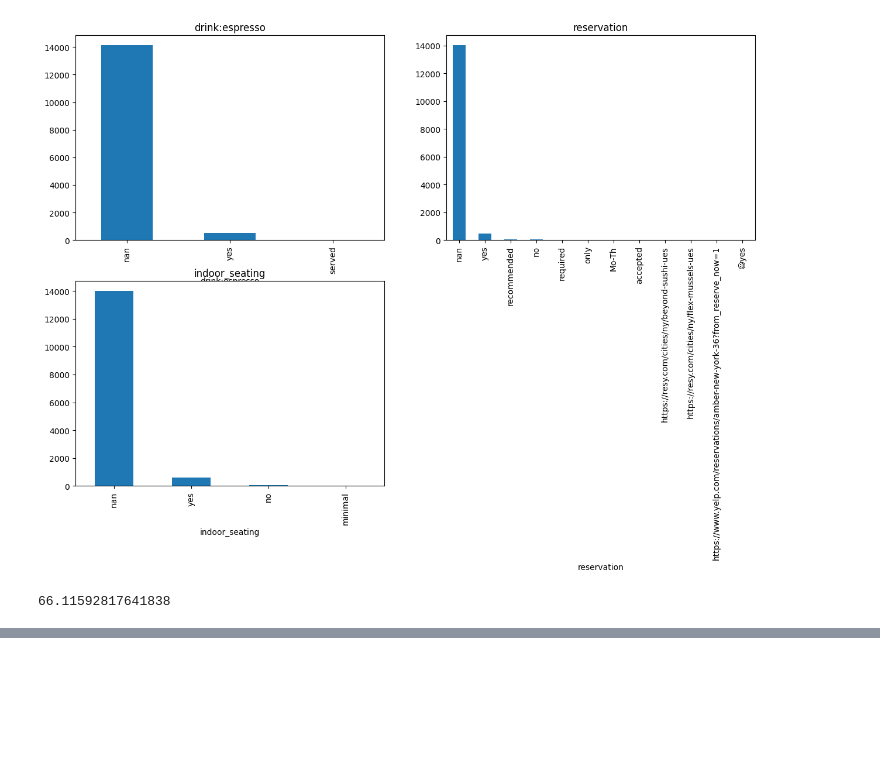
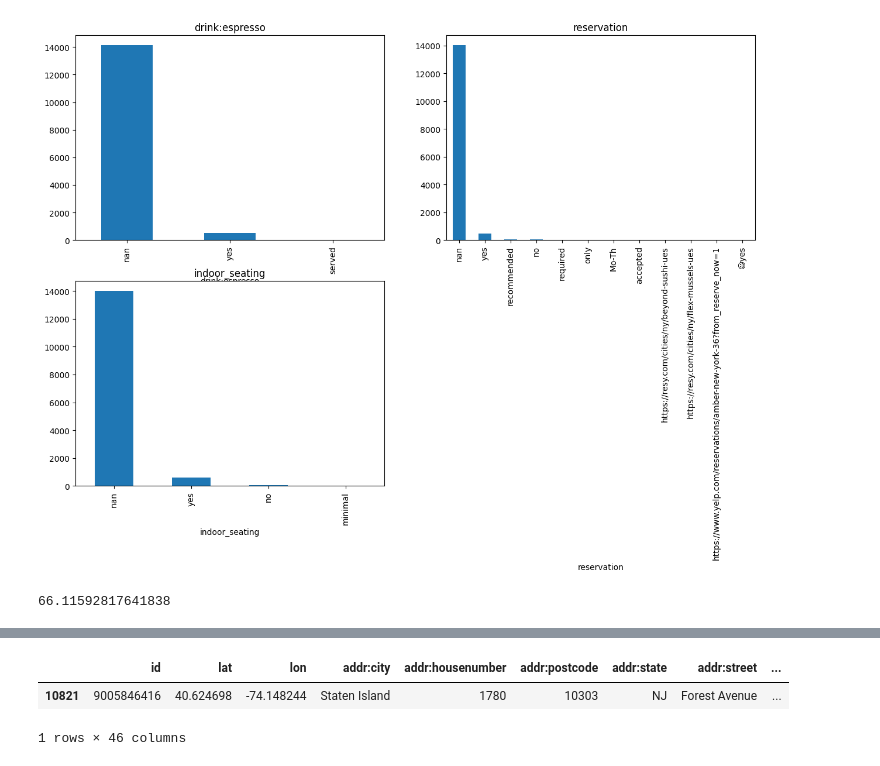
Before and after one commit to eoinmtreacy/pinbox, a Jupyter notebook: ml_pipeline/data_evaluation/osm_places/osm_amenities_data_analysis_new.ipynb, the cells around one changed output, grey strips where cells are left out. Cells and saved outputs as stored; diff of their text form; code cells hidden in the pictures; blank space fills up the shorter version.

```diff
--- a/ml_pipeline/data_evaluation/osm_places/osm_amenities_data_analysis_new.ipynb
+++ b/ml_pipeline/data_evaluation/osm_places/osm_amenities_data_analysis_new.ipynb
@@ -257,0 +92,7 @@ dqr.write_document()
+# %%
+# Test 1:
+df[(df['addr:state'] != 'NY') & ~( df['addr:state'].isna())]
+# %% [output]
+|  | id | lat | lon | addr:city | addr:housenumber | addr:postcode | addr:state | addr:street | ... |
+| 10821 | 9005846416 | 40.624698 | -74.148244 | Staten Island | 1780 | 10303 | NJ | Forest Avenue | ... |
+1 rows × 46 columns
```
Also changed, not shown: parts of 3 cells of this notebook, 3 other files.
